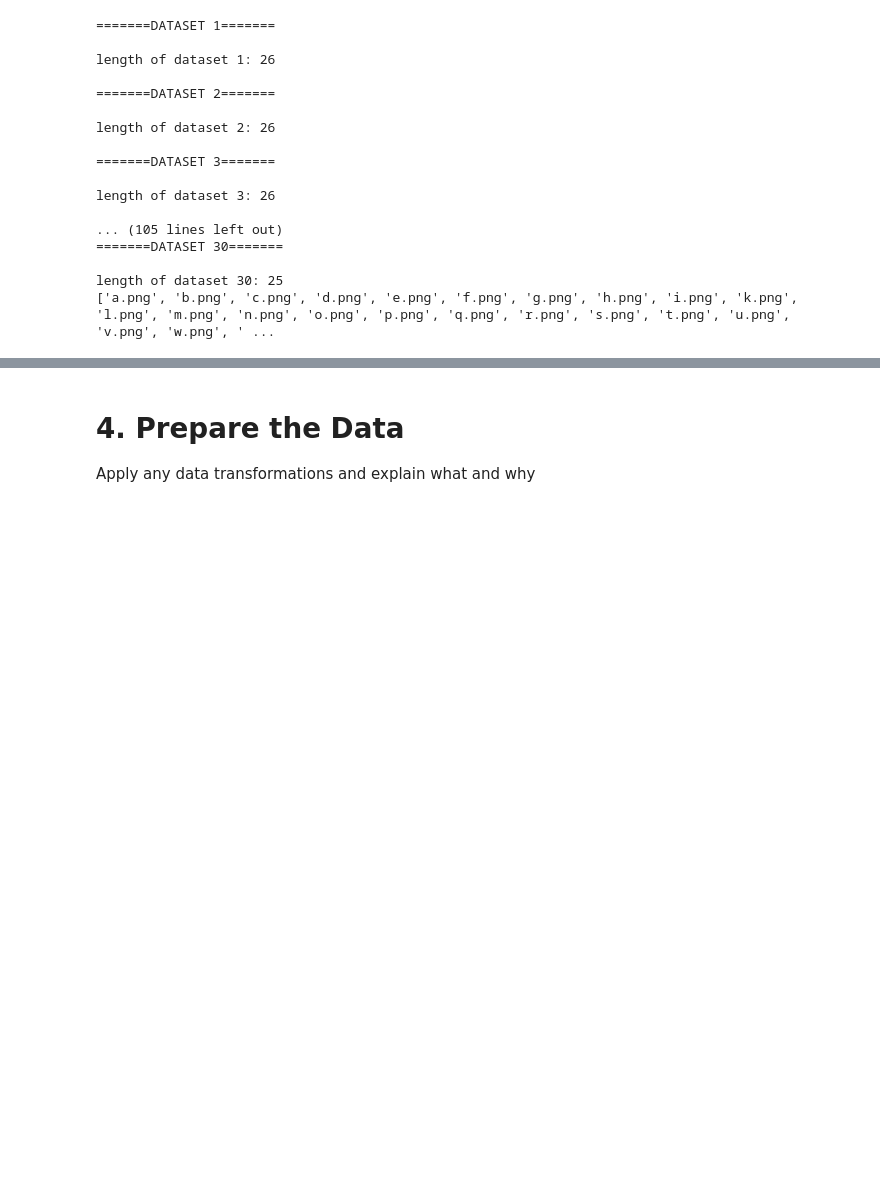
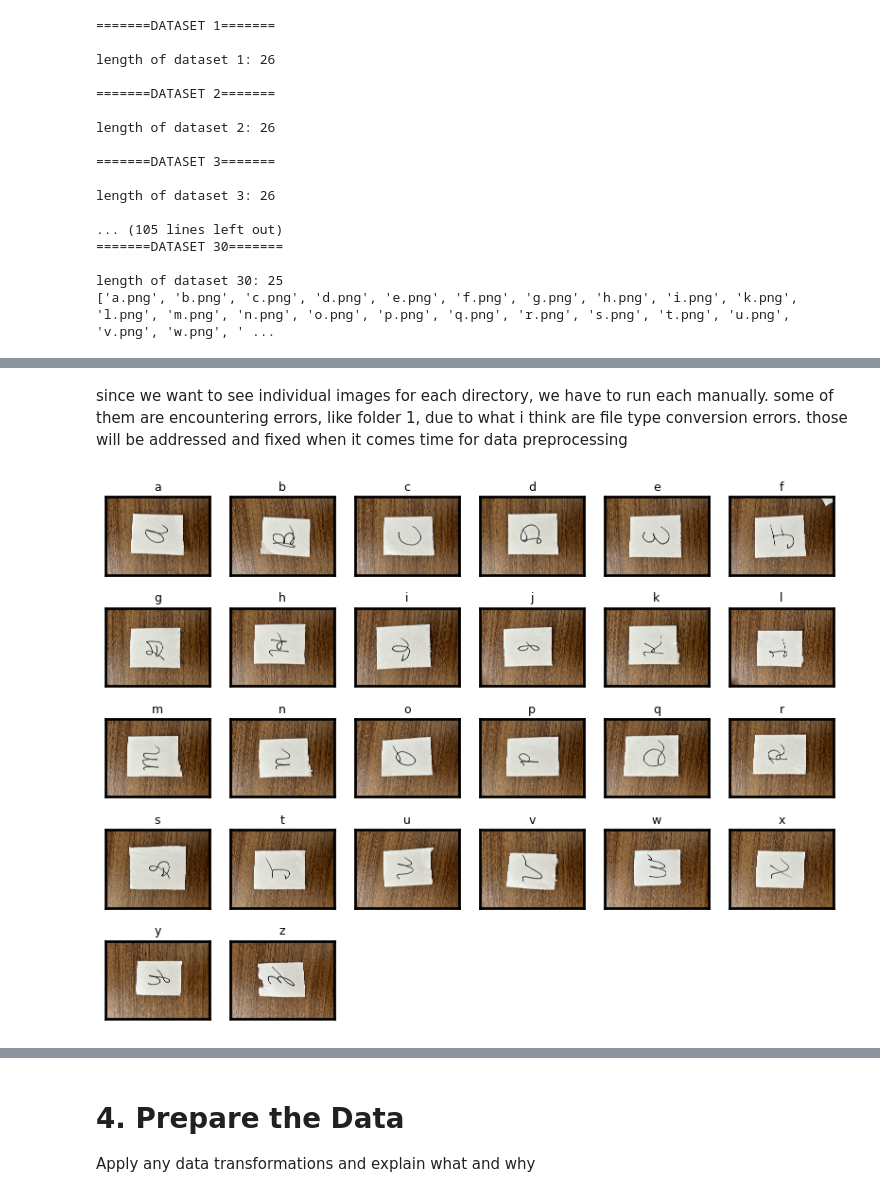
Before and after one commit to mandiiiwu/ml-classwork, a Jupyter notebook: Project_5/Project_5.ipynb, the cells around one changed output, grey strips where cells are left out. Drawn from its saved outputs; the diff is of its cells as text; code cells hidden in the pictures; blank space fills up the shorter version.

```diff
--- a/Project_5/Project_5.ipynb
+++ b/Project_5/Project_5.ipynb
@@ -93,0 +128,38 @@ length of dataset 30: 25
+# %%
+# now we make that into a function! hopefully this runs
+
+def show_images(dir_num):
+    alphabet = 'abcdefghijklmnopqrstuvwxyz'
+    dir_path = f'./og_data/{dir_num}/'
+
+    fig, axes = plt.subplots(5, 6, figsize=(6, 5))
+    axes = axes.flatten()
+
+    for i in range(26):
+        img = Image.open(dir_path + alphabet[i] + '.png')
+
+        axes[i].imshow(img)
+        axes[i].set_title(alphabet[i], fontsize=9, pad=5)
+
+        axes[i].set_aspect('equal')
+        axes[i].set_xticks([])
+        axes[i].set_yticks([])
+
+        for spine in axes[i].spines.values():
+            spine.set_edgecolor('black')
+            spine.set_linewidth(2)
+
+    for i in range(26, 30):
+        axes[i].axis('off')
+
+    plt.tight_layout()
+    plt.subplots_adjust(hspace=0.3, wspace=0.2)
+    plt.show()
+# %% [markdown]
+since we want to see individual images for each directory, we have to run each manually.
+some of them are encountering errors, like folder 1, due to what i think are file type conversion errors.
+those will be addressed and fixed when it comes time for data preprocessing
+# %%
+show_images(2)
+# %% [output]
+[figure, added]
```
Also changed, not shown: parts of 13 cells of this notebook.
